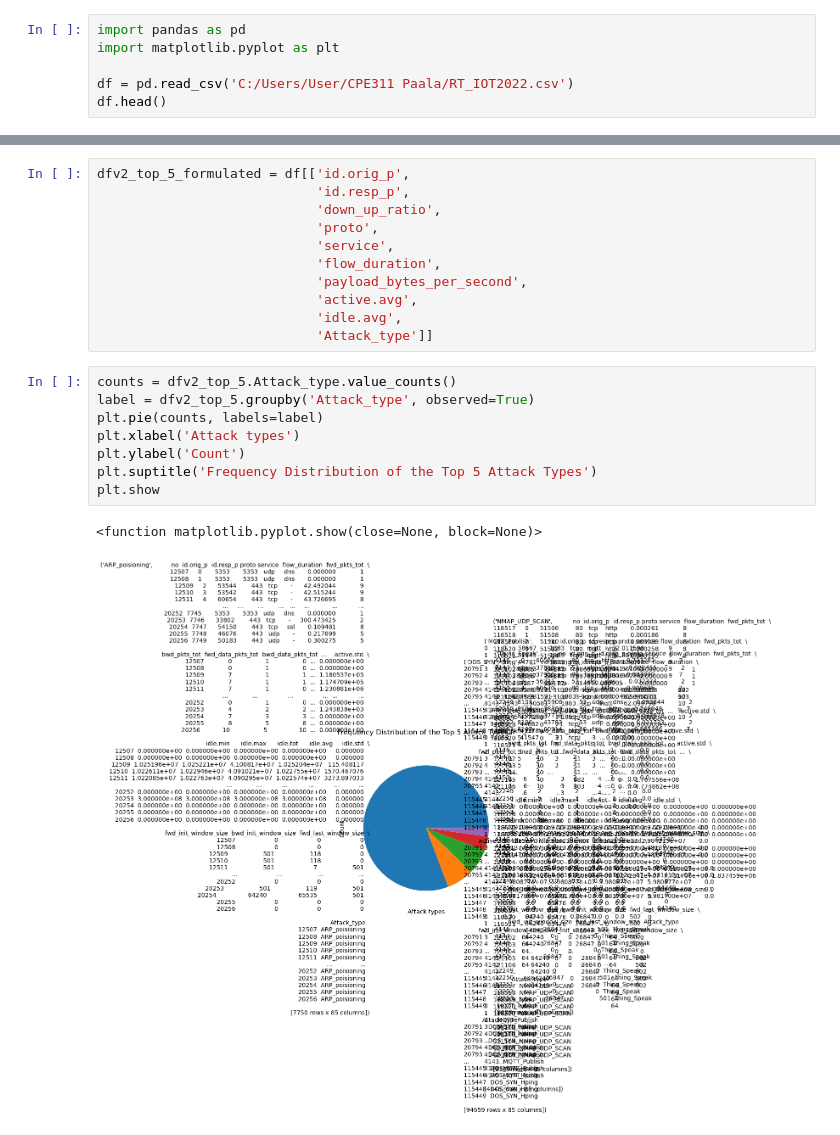
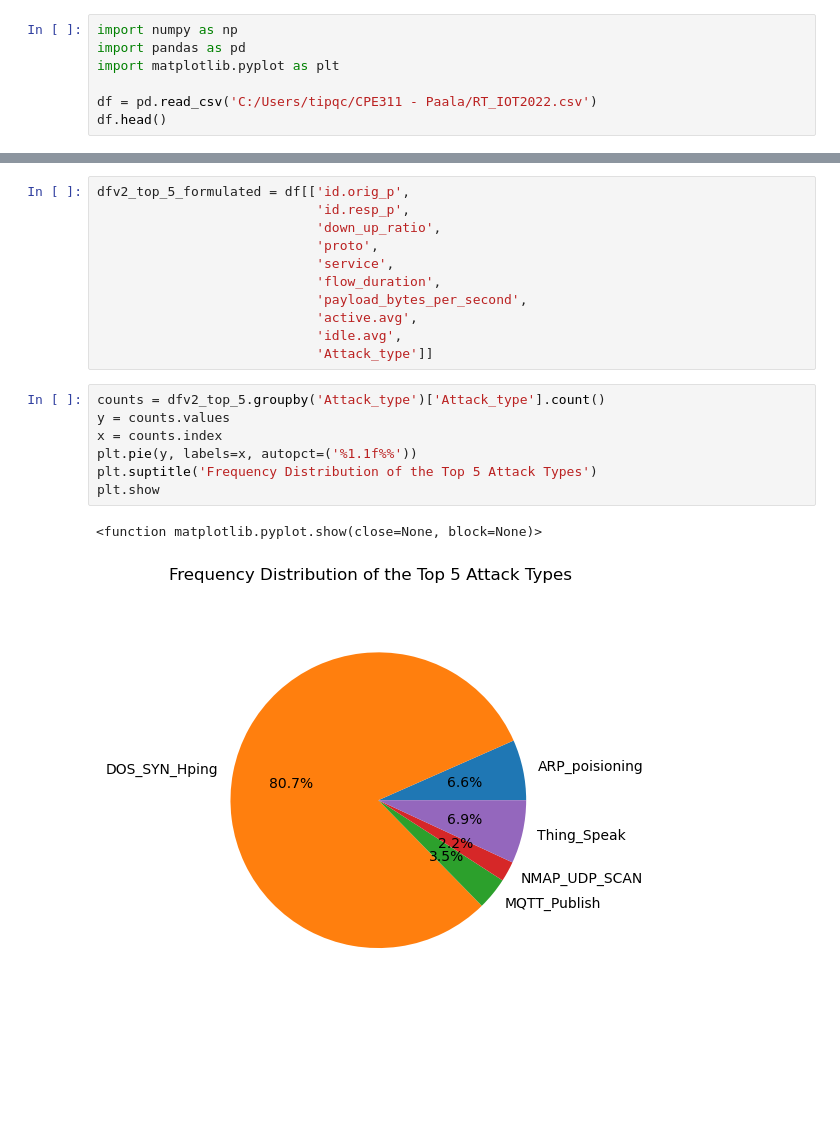
Before and after one commit to elnoirS/CPE-311, a Jupyter notebook: Anton.ipynb, the cells around one changed output, grey strips where cells are left out. Saved outputs shown, nothing was run; the diff lists cells and outputs as text; blank space fills up the shorter version.

```diff
--- a/Anton.ipynb
+++ b/Anton.ipynb
@@ -6,10 +6,11 @@
 - I could have also checked out and determine the changes in the attributes with regards to the packets.
 - Additionally, I could have also thought about the correlation of the attributes with the attack type in order to define the attack type.
 # %%
+import numpy as np
 import pandas as pd
 import matplotlib.pyplot as plt
 
-df = pd.read_csv('C:/Users/User/CPE311 Paala/RT_IOT2022.csv')
+df = pd.read_csv('C:/Users/tipqc/CPE311 - Paala/RT_IOT2022.csv')
 df.head()
 # %% [output]
 |  | no | id.orig_p | id.resp_p | proto | service | flow_duration | fwd_pkts_tot | bwd_pkts_tot | ... |
@@ -77,13 +78,12 @@ dfv2_top_5_formulated = df[['id.orig_p',
                             'idle.avg',
                             'Attack_type']]
 # %%
-counts = dfv2_top_5.Attack_type.value_counts()
-label = dfv2_top_5.groupby('Attack_type', observed=True)
-plt.pie(counts, labels=label)
-plt.xlabel('Attack types')
-plt.ylabel('Count')
+counts = dfv2_top_5.groupby('Attack_type')['Attack_type'].count()
+y = counts.values
+x = counts.index
+plt.pie(y, labels=x, autopct=('%1.1f%%'))
 plt.suptitle('Frequency Distribution of the Top 5 Attack Types')
 plt.show
 # %% [output]
 <function matplotlib.pyplot.show(close=None, block=None)>
-[figure, old version]
+[figure, new version]
```
Also changed, not shown: parts of 3 cells of this notebook.
